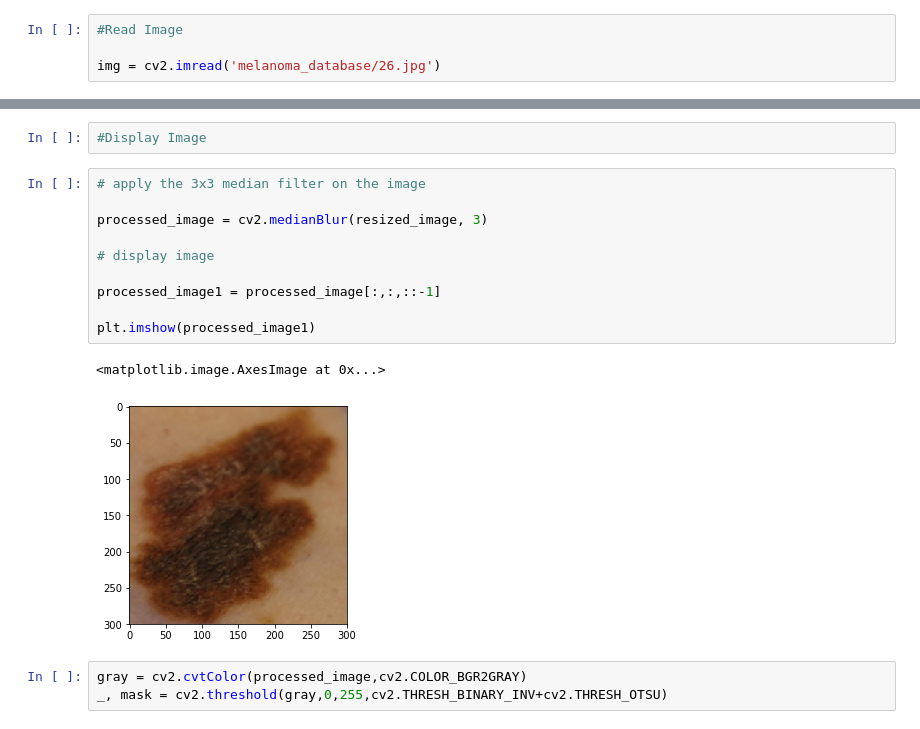
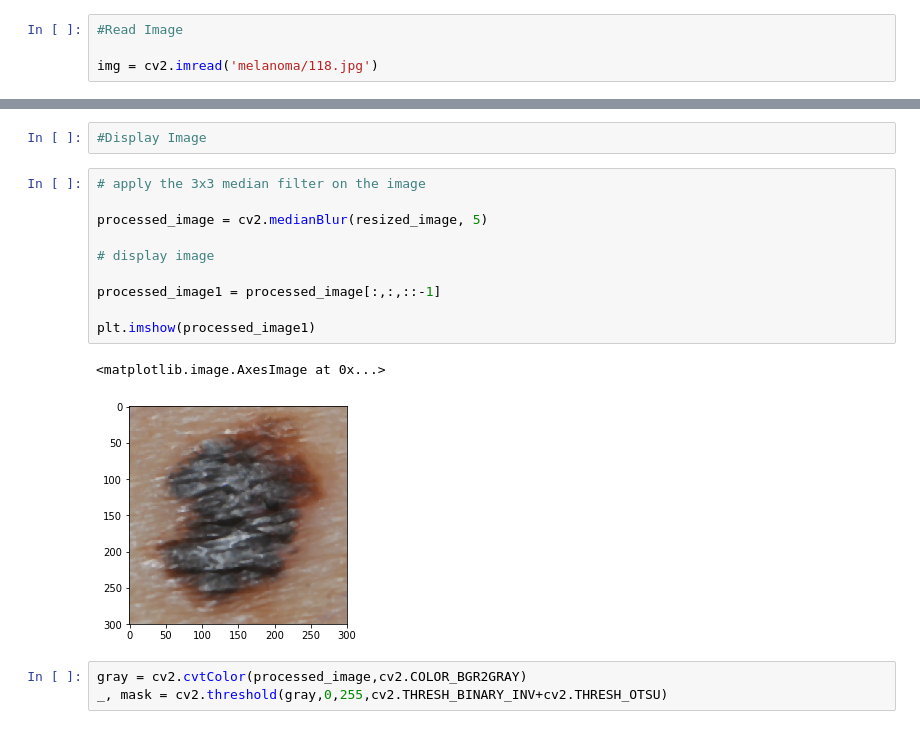
Before and after one commit to thiago092/melanoma_recognition, a Jupyter notebook: melanoma.ipynb, the cells around one changed output, grey strips where cells are left out. Saved outputs shown, nothing was run; the diff lists cells and outputs as text.

```diff
--- a/melanoma.ipynb
+++ b/melanoma.ipynb
@@ -6,7 +6,7 @@ import matplotlib.image
 # %%
 #Read Image
 
-img = cv2.imread('melanoma_database/26.jpg')
+img = cv2.imread('melanoma/118.jpg')
 # %%
 #Display Image
 
@@ -24,16 +24,16 @@ resized_image = cv2.resize(img, (300,300))
 # %%
 # apply the 3x3 median filter on the image
 
-processed_image = cv2.medianBlur(resized_image, 3)
+processed_image = cv2.medianBlur(resized_image, 5)
 
 # display image
 
 processed_image1 = processed_image[:,:,::-1]
 
 plt.imshow(processed_image1)
 # %% [output]
 <matplotlib.image.AxesImage at 0x...>
-[figure, old version]
+[figure, new version]
 # %%
 gray = cv2.cvtColor(processed_image,cv2.COLOR_BGR2GRAY)
 _, mask = cv2.threshold(gray,0,255,cv2.THRESH_BINARY_INV+cv2.THRESH_OTSU)
```
Also changed, not shown: parts of 11 cells of this notebook.
